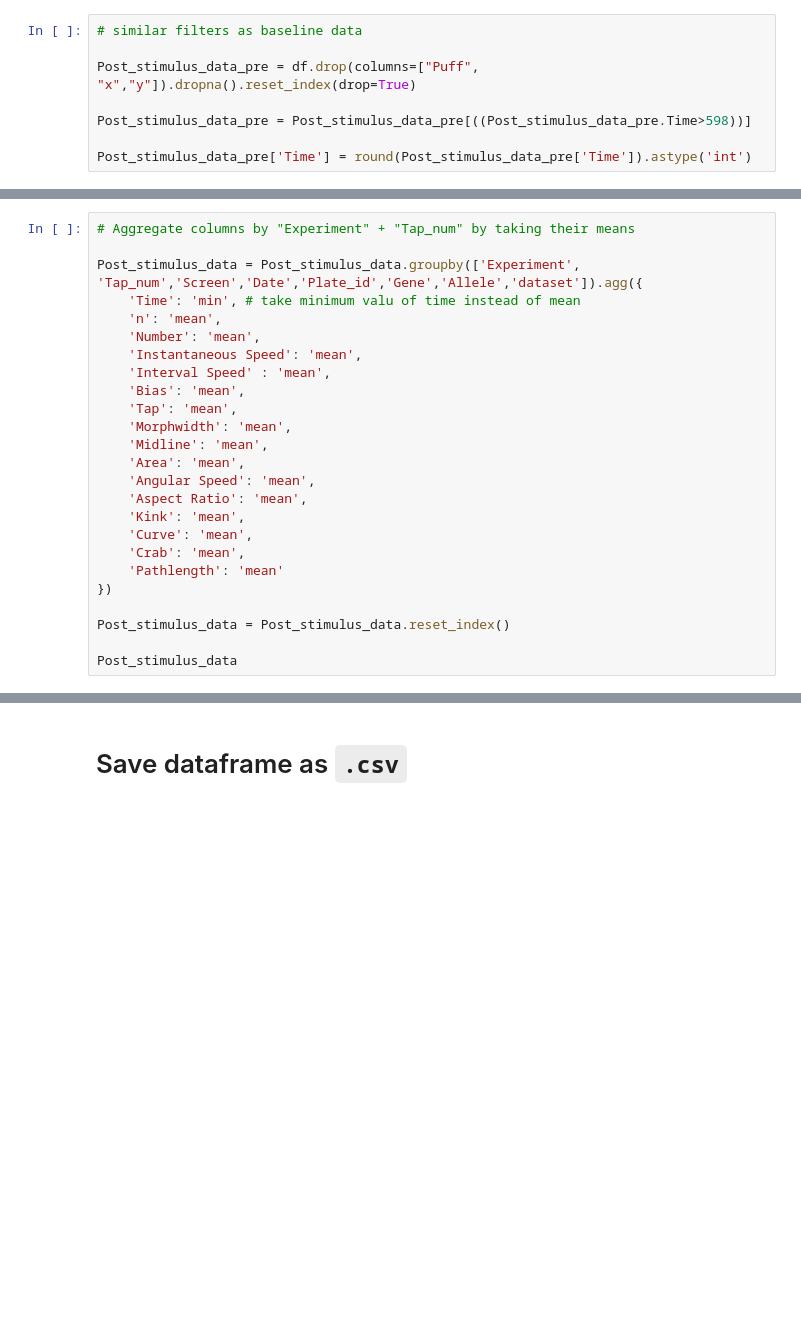
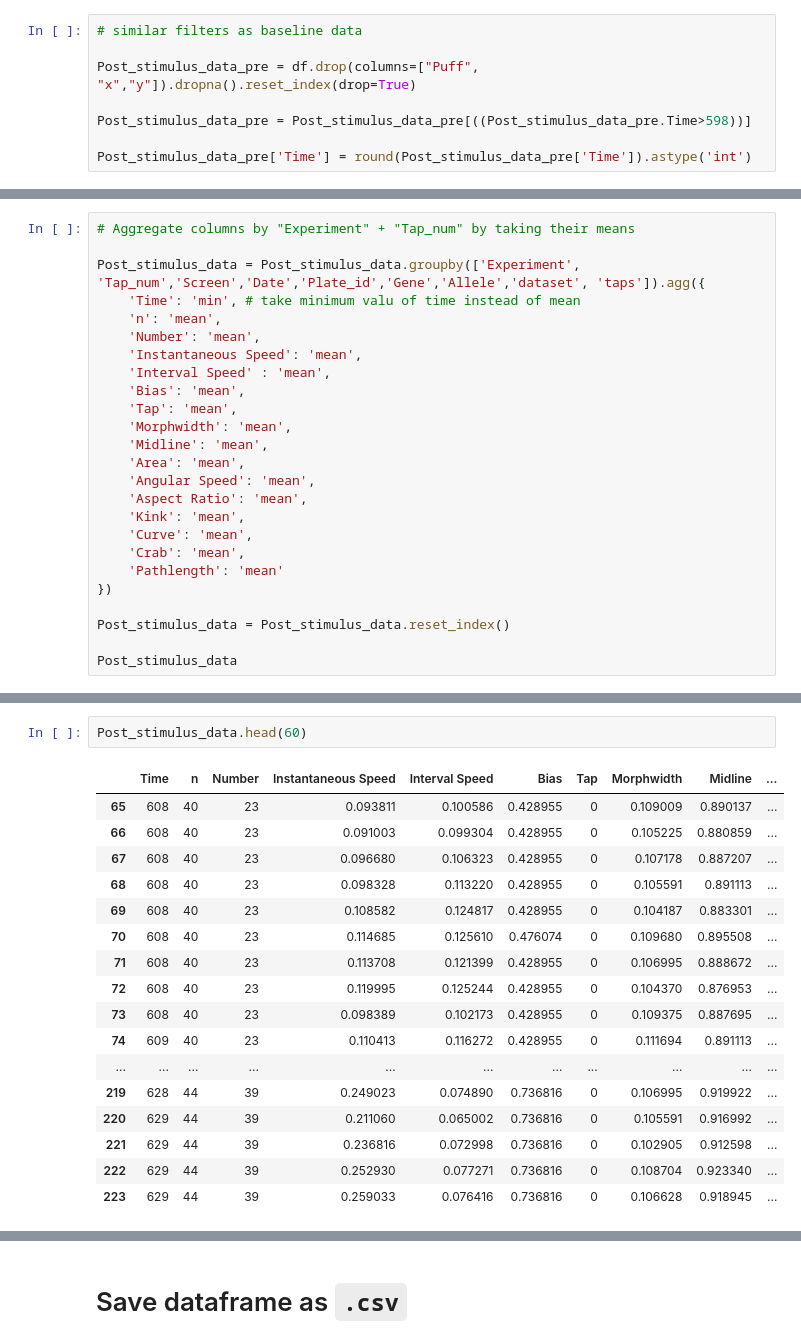
Before and after one commit to JosephLiangUBC/MWT_Dashboard, a Jupyter notebook: Step3_Tap_Baseline_Data_Analyses_test.ipynb, the cells around one changed output, grey strips where cells are left out. Drawn from its saved outputs; the diff is of its cells as text; blank space fills up the shorter version.

```diff
--- a/Step3_Tap_Baseline_Data_Analyses_test.ipynb
+++ b/Step3_Tap_Baseline_Data_Analyses_test.ipynb
@@ -581,7 +464,7 @@ Post_stimulus_data[(Post_stimulus_data['taps']==Post_stimulus_data['Tap_num'])==
 # %%
 # Aggregate columns by "Experiment" + "Tap_num" by taking their means
 
-Post_stimulus_data = Post_stimulus_data.groupby(['Experiment', 'Tap_num','Screen','Date','Plate_id','Gene','Allele','dataset']).agg({
+Post_stimulus_data = Post_stimulus_data.groupby(['Experiment', 'Tap_num','Screen','Date','Plate_id','Gene','Allele','dataset', 'taps']).agg({
     'Time': 'min', # take minimum valu of time instead of mean
     'n': 'mean',
     'Number': 'mean',
@@ -620,2 +491,22 @@ Post_stimulus_data
+# %%
+Post_stimulus_data.head(60)
+# %% [output]
+|  | Time | n | Number | Instantaneous Speed | Interval Speed | Bias | Tap | Morphwidth | Midline | ... |
+| 65 | 608 | 40 | 23 | 0.093811 | 0.100586 | 0.428955 | 0 | 0.109009 | 0.890137 | ... |
+| 66 | 608 | 40 | 23 | 0.091003 | 0.099304 | 0.428955 | 0 | 0.105225 | 0.880859 | ... |
+| 67 | 608 | 40 | 23 | 0.096680 | 0.106323 | 0.428955 | 0 | 0.107178 | 0.887207 | ... |
+| 68 | 608 | 40 | 23 | 0.098328 | 0.113220 | 0.428955 | 0 | 0.105591 | 0.891113 | ... |
+| 69 | 608 | 40 | 23 | 0.108582 | 0.124817 | 0.428955 | 0 | 0.104187 | 0.883301 | ... |
+| 70 | 608 | 40 | 23 | 0.114685 | 0.125610 | 0.476074 | 0 | 0.109680 | 0.895508 | ... |
+| 71 | 608 | 40 | 23 | 0.113708 | 0.121399 | 0.428955 | 0 | 0.106995 | 0.888672 | ... |
+| 72 | 608 | 40 | 23 | 0.119995 | 0.125244 | 0.428955 | 0 | 0.104370 | 0.876953 | ... |
+| 73 | 608 | 40 | 23 | 0.098389 | 0.102173 | 0.428955 | 0 | 0.109375 | 0.887695 | ... |
+| 74 | 609 | 40 | 23 | 0.110413 | 0.116272 | 0.428955 | 0 | 0.111694 | 0.891113 | ... |
+| ... | ... | ... | ... | ... | ... | ... | ... | ... | ... | ... |
+| 219 | 628 | 44 | 39 | 0.249023 | 0.074890 | 0.736816 | 0 | 0.106995 | 0.919922 | ... |
+| 220 | 629 | 44 | 39 | 0.211060 | 0.065002 | 0.736816 | 0 | 0.105591 | 0.916992 | ... |
+| 221 | 629 | 44 | 39 | 0.236816 | 0.072998 | 0.736816 | 0 | 0.102905 | 0.912598 | ... |
+| 222 | 629 | 44 | 39 | 0.252930 | 0.077271 | 0.736816 | 0 | 0.108704 | 0.923340 | ... |
+| 223 | 629 | 44 | 39 | 0.259033 | 0.076416 | 0.736816 | 0 | 0.106628 | 0.918945 | ... |
 # %%
 print('done step 7')
```
Also changed, not shown: parts of 18 cells of this notebook.
